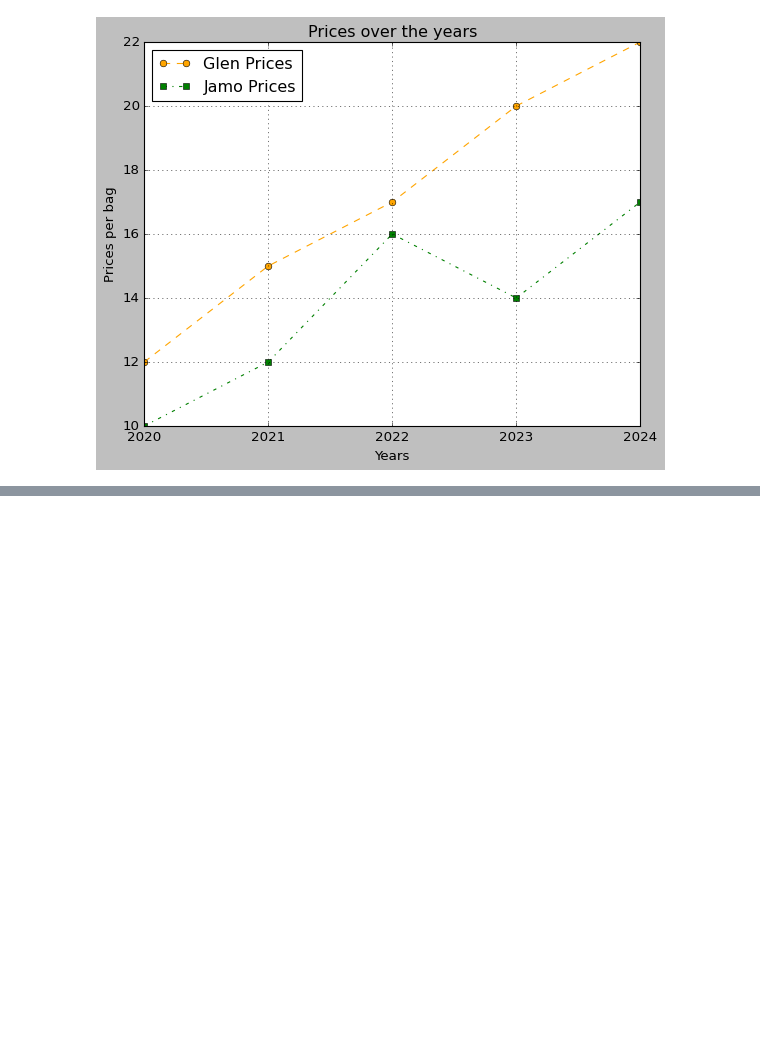
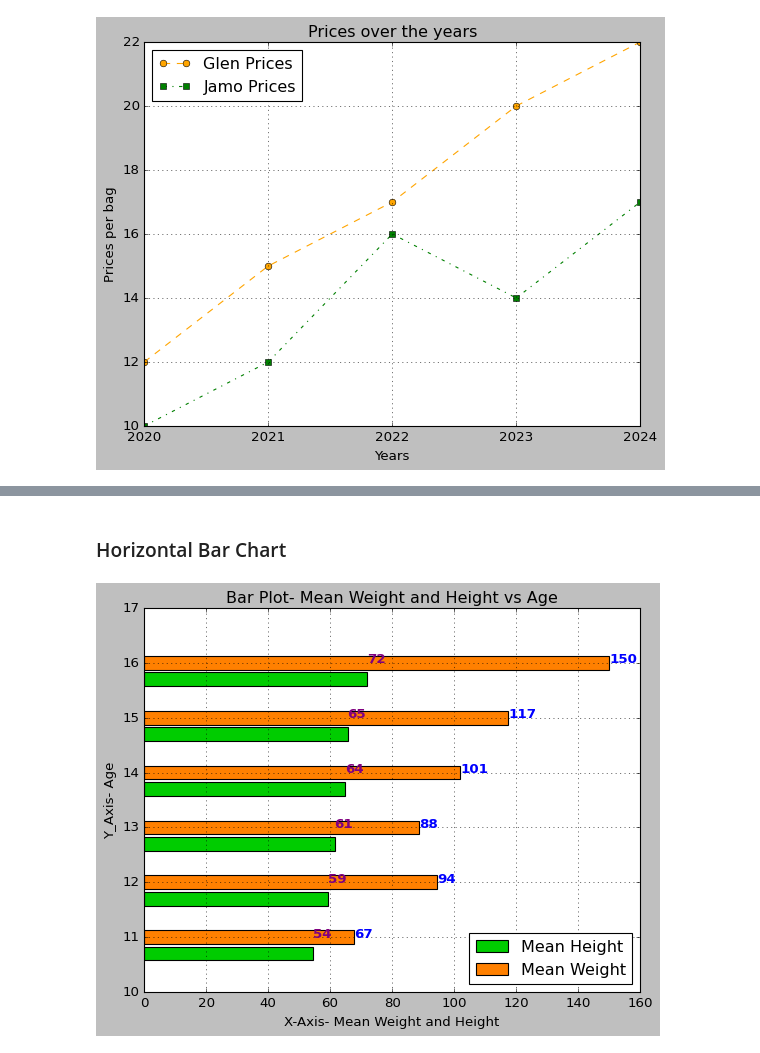
Before and after one commit to EllyOtty77/Data-Analytics, a Jupyter notebook: analysis/3.5 Visualization.ipynb, the cells around one changed output, grey strips where cells are left out. Cells and saved outputs as stored; diff of their text form; code cells hidden in the pictures; blank space fills up the shorter version.

```diff
--- a/analysis/3.5 Visualization.ipynb
+++ b/analysis/3.5 Visualization.ipynb
@@ -86,0 +115,19 @@ plt.show()
+# %% [markdown]
+### Horizontal Bar Chart
+# %%
+height=.30
+plt.barh(df1.index-height,df1['Height' ], color="#00cc00",height=.25, label='Mean Height')
+plt.barh(df1.index,df1['Weight' ], color="#ff8000",height=.25, label='Mean Weight')
+plt.xlabel("X-Axis- Mean Weight and Height")
+plt.ylabel("Y_Axis- Age")
+plt.title("Bar Plot- Mean Weight and Height vs Age")
+plt.legend (loc="lower right")
+plt.grid()
+
+for x, y in zip(df1['Height'],df1.index): # Including mean Height as Labels for the Bars
+    plt.text(x, y, str(int(x)), color='Purple', fontweight='bold')
+for x, y in zip(df1['Weight'],df1.index): # Including mean Weight as labels for the Bars
+    plt.text(x, y, str(int(x)), color='Blue', fontweight='bold')
+plt.show()
+# %% [output]
+[figure, added]
```
Also changed, not shown: parts of 24 cells of this notebook, 2 other files.
